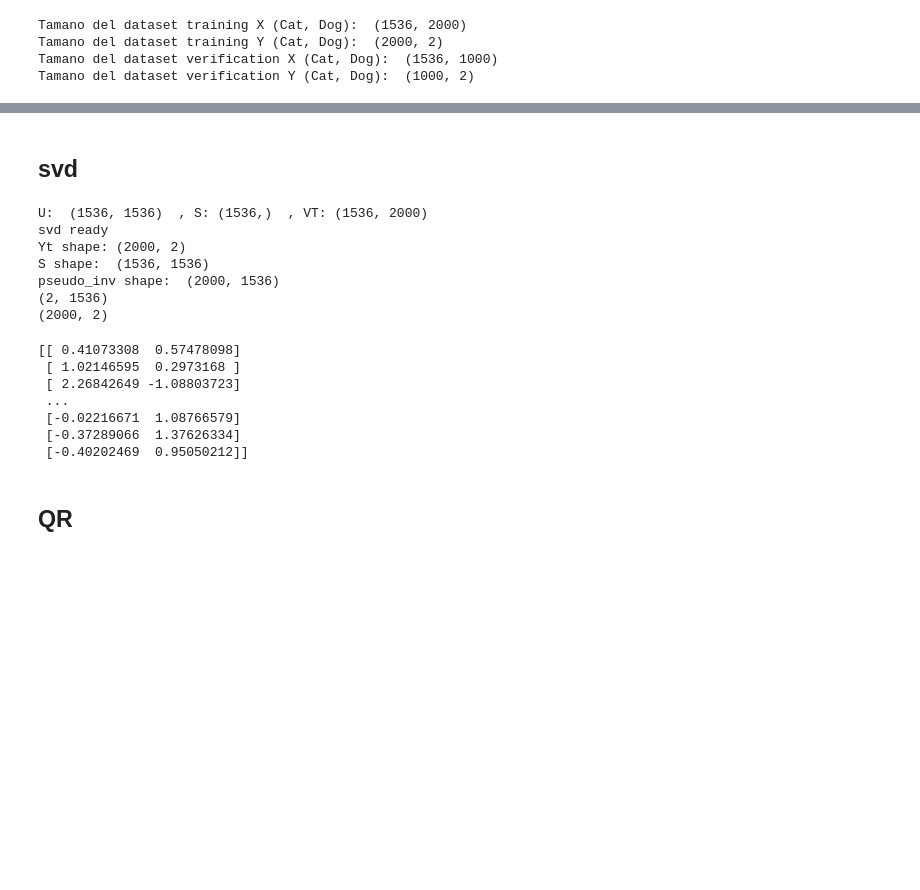
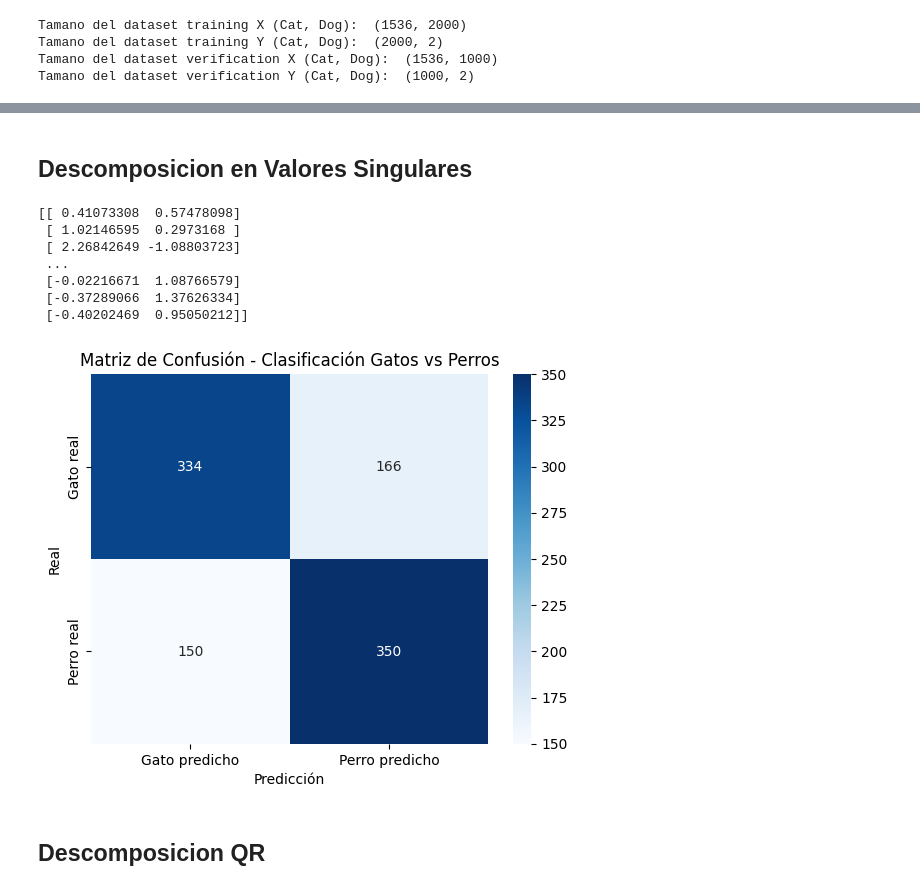
Before and after one commit to NicolasMarchetto/ALC, a Jupyter notebook: notebook.ipynb, the cells around one changed output, grey strips where cells are left out. Cells and saved outputs as stored; diff of their text form; code cells hidden in the pictures; blank space fills up the shorter version.

```diff
--- a/notebook.ipynb
+++ b/notebook.ipynb
@@ -149,37 +105,42 @@ print(W.shape)
 # %% [markdown]
-## svd
+## Descomposicion en Valores Singulares
 # %%
-U, S, VT = cp.linalg.svd(cp.array(Xt), full_matrices=False)
-U = cp.asnumpy(U)
-S = cp.asnumpy(S)
-VT = cp.asnumpy(VT)
-print("U: ", U.shape, " , S:", S.shape," , VT:", VT.shape)
-print("svd ready")
-print("Yt shape:", Yt.shape)
-W  = pinvSVD(U, S, VT.T, Yt)
-np.save("W_svd.npy", W)
-print(W.shape)
-r = transpuesta(matmulti(W, Xt))
-print(r.shape)
+try:
+    W_svd = np.load("W_svd.npy", allow_pickle=True)
+    r_eval_svd = transpuesta(matmulti(W_svd, Xv))
+    print(r_eval_svd)
+except:
+    U, S, VT = cp.linalg.svd(cp.array(Xt), full_matrices=False)
+    U = cp.asnumpy(U)
+    S = cp.asnumpy(S)
+    VT = cp.asnumpy(VT)
+    print("U: ", U.shape, " , S:", S.shape," , VT:", VT.shape)
+    print("svd ready")
+    print("Yt shape:", Yt.shape)
+    W_svd  = pinvSVD(U, S, VT.T, Yt)
+    np.save("W_svd.npy", W_svd)
 # %% [output]
-U:  (1536, 1536)  , S: (1536,)  , VT: (1536, 2000)
-svd ready
-Yt shape: (2000, 2)
-S shape:  (1536, 1536)
-pseudo_inv shape:  (2000, 1536)
-(2, 1536)
-(2000, 2)
+[[ 0.41073308  0.57478098]
+ [ 1.02146595  0.2973168 ]
+ [ 2.26842649 -1.08803723]
+ ...
+ [-0.02216671  1.08766579]
+ [-0.37289066  1.37626334]
+ [-0.40202469  0.95050212]]
 # %%
-r_eval = transpuesta(matmulti(W, Xv))
-print(r_eval)
+
+matriz_c = confusion_matrix(np.argmax(Yv, axis=1), np.argmax(r_eval_svd, axis=1))
+
+
+sns.heatmap(matriz_c, annot=True, fmt='d', cmap='Blues',
+            xticklabels=['Gato predicho', 'Perro predicho'],
+            yticklabels=['Gato real', 'Perro real'])
+plt.xlabel('Predicción')
+plt.ylabel('Real')
+plt.title('Matriz de Confusión - Clasificación Gatos vs Perros')
+plt.show()
 # %% [output]
-[[ 0.41073308  0.57478098]
- [ 1.02146595  0.2973168 ]
- [ 2.26842649 -1.08803723]
- ...
- [-0.02216671  1.08766579]
- [-0.37289066  1.37626334]
- [-0.40202469  0.95050212]]
+[figure, added]
 # %% [markdown]
-## QR
+## Descomposicion QR
 # %%
```
Also changed, not shown: parts of 19 cells of this notebook, 9 other files.
